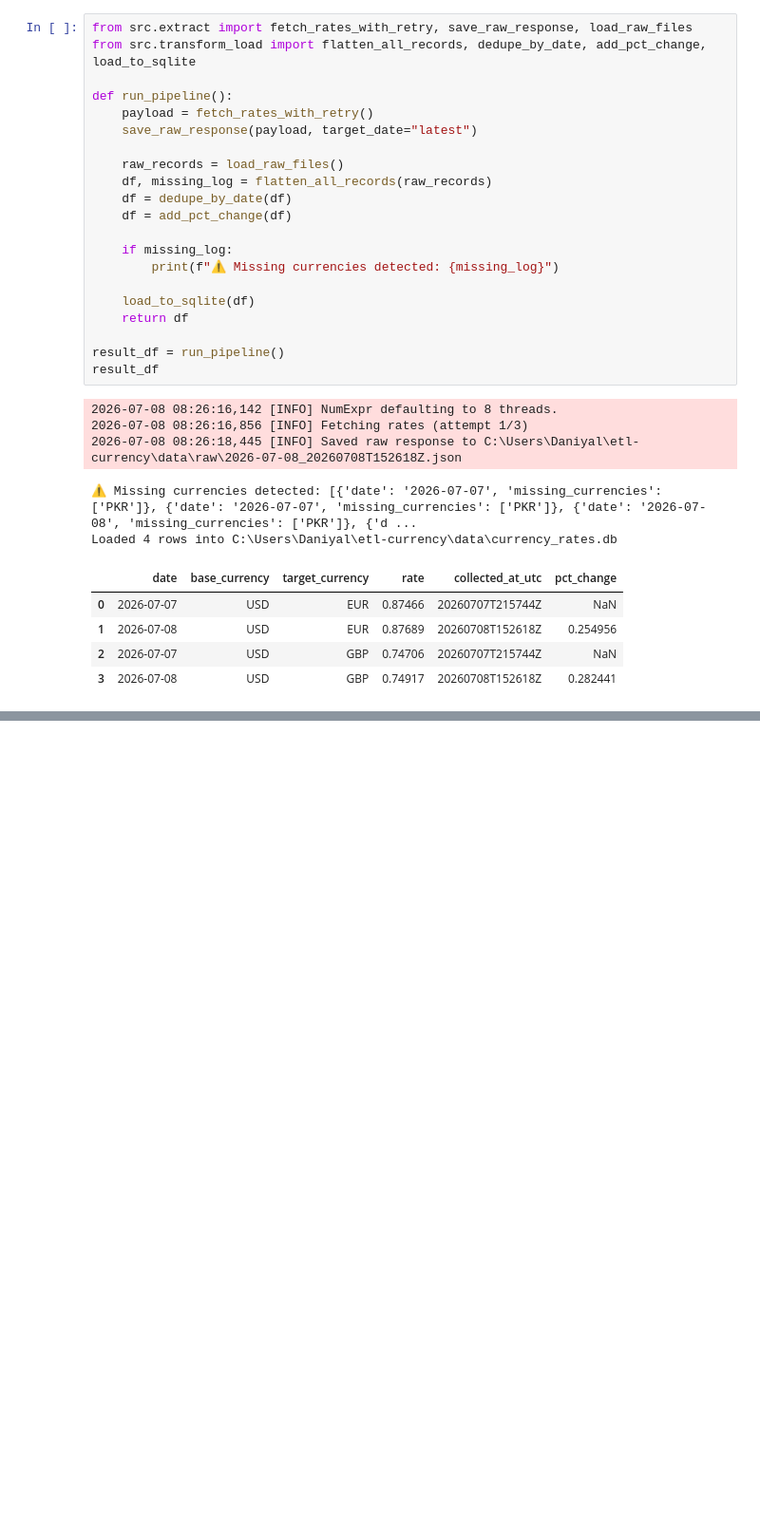
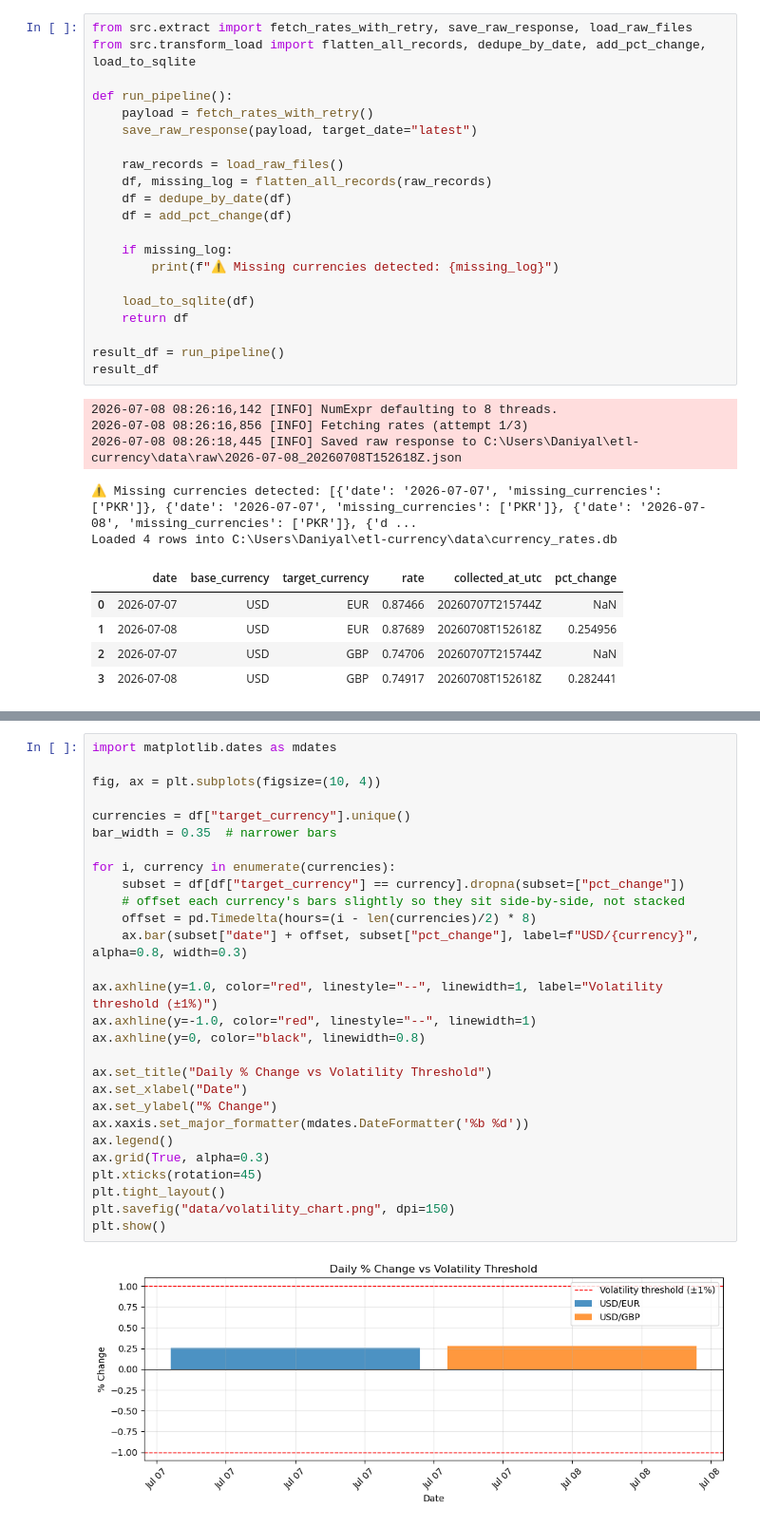
Before and after one commit to DaniyalAtiq9/currency-etl, a Jupyter notebook: 01_extraction.ipynb, the cells around one changed output, grey strips where cells are left out. Shown at 95% size. Cells and saved outputs as stored; diff of their text form; blank space fills up the shorter version.

```diff
--- a/01_extraction.ipynb
+++ b/01_extraction.ipynb
@@ -459,0 +524,30 @@ Loaded 4 rows into C:\Users\Daniyal\etl-currency\data\currency_rates.db
+# %%
+import matplotlib.dates as mdates
+
+fig, ax = plt.subplots(figsize=(10, 4))
+
+currencies = df["target_currency"].unique()
+bar_width = 0.35  # narrower bars
+
+for i, currency in enumerate(currencies):
+    subset = df[df["target_currency"] == currency].dropna(subset=["pct_change"])
+    # offset each currency's bars slightly so they sit side-by-side, not stacked
+    offset = pd.Timedelta(hours=(i - len(currencies)/2) * 8)
+    ax.bar(subset["date"] + offset, subset["pct_change"], label=f"USD/{currency}", alpha=0.8, width=0.3)
+
+ax.axhline(y=1.0, color="red", linestyle="--", linewidth=1, label="Volatility threshold (±1%)")
+ax.axhline(y=-1.0, color="red", linestyle="--", linewidth=1)
+ax.axhline(y=0, color="black", linewidth=0.8)
+
+ax.set_title("Daily % Change vs Volatility Threshold")
+ax.set_xlabel("Date")
+ax.set_ylabel("% Change")
+ax.xaxis.set_major_formatter(mdates.DateFormatter('%b %d'))
+ax.legend()
+ax.grid(True, alpha=0.3)
+plt.xticks(rotation=45)
+plt.tight_layout()
+plt.savefig("data/volatility_chart.png", dpi=150)
+plt.show()
+# %% [output]
+[figure, added]
```
Also changed, not shown: parts of 4 cells of this notebook, 2 other files.
